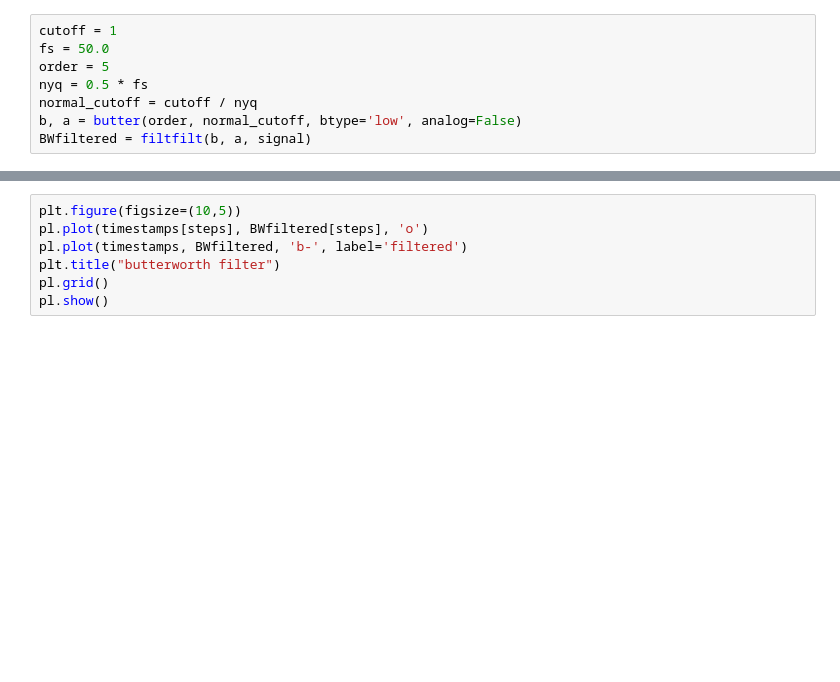
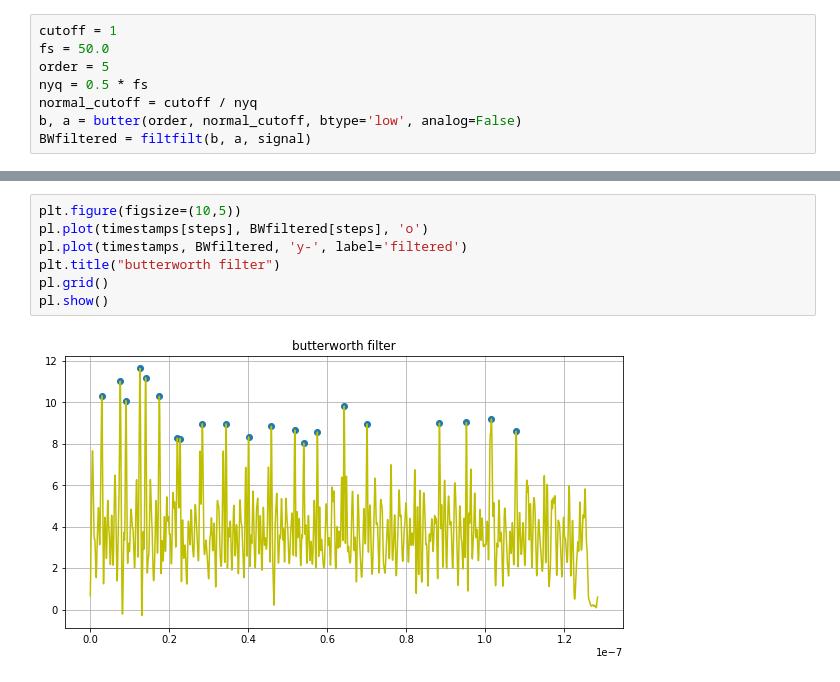
Before and after one commit to tinnytintin10/fall-detection, a Jupyter notebook: fall_detection.ipynb, the cells around one changed output, grey strips where cells are left out. Cells and saved outputs as stored; diff of their text form; blank space fills up the shorter version.

Commit message:
updated final figure code

```diff
--- a/fall_detection.ipynb
+++ b/fall_detection.ipynb
@@ -84,7 +93,9 @@ print(f"{len(timestamps[steps])} steps")
 # %%
 plt.figure(figsize=(10,5))
 pl.plot(timestamps[steps], BWfiltered[steps], 'o')
-pl.plot(timestamps, BWfiltered, 'b-', label='filtered')
+pl.plot(timestamps, BWfiltered, 'y-', label='filtered')
 plt.title("butterworth filter")
 pl.grid()
 pl.show()
+# %% [output]
+[figure, added]
```
Also changed, not shown: parts of 4 cells of this notebook.
